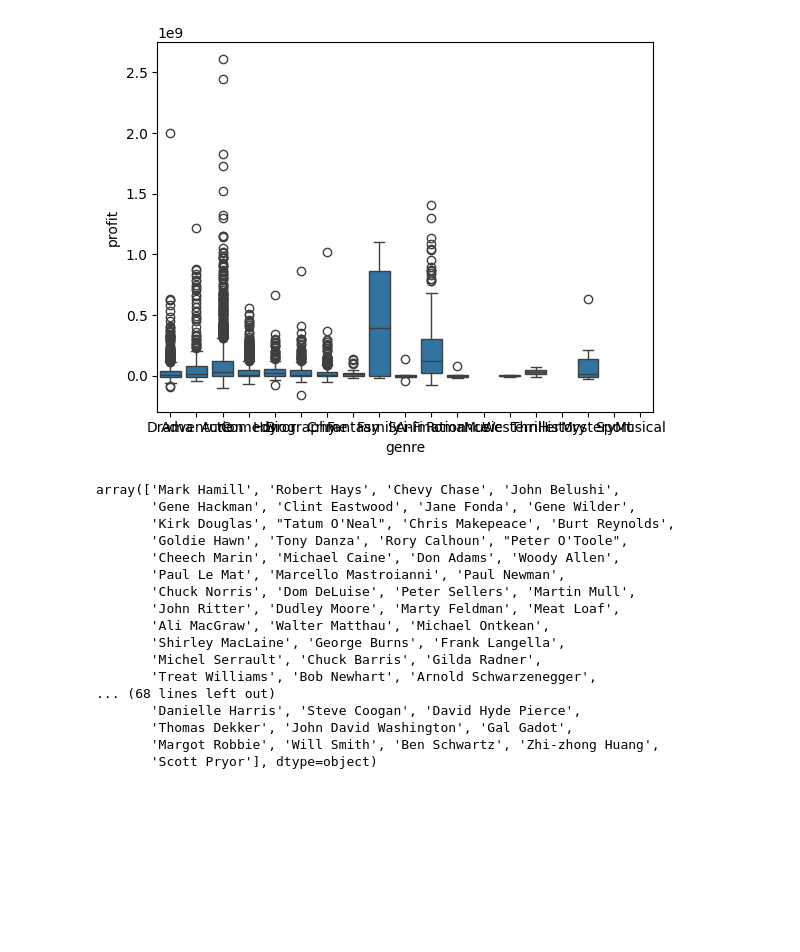
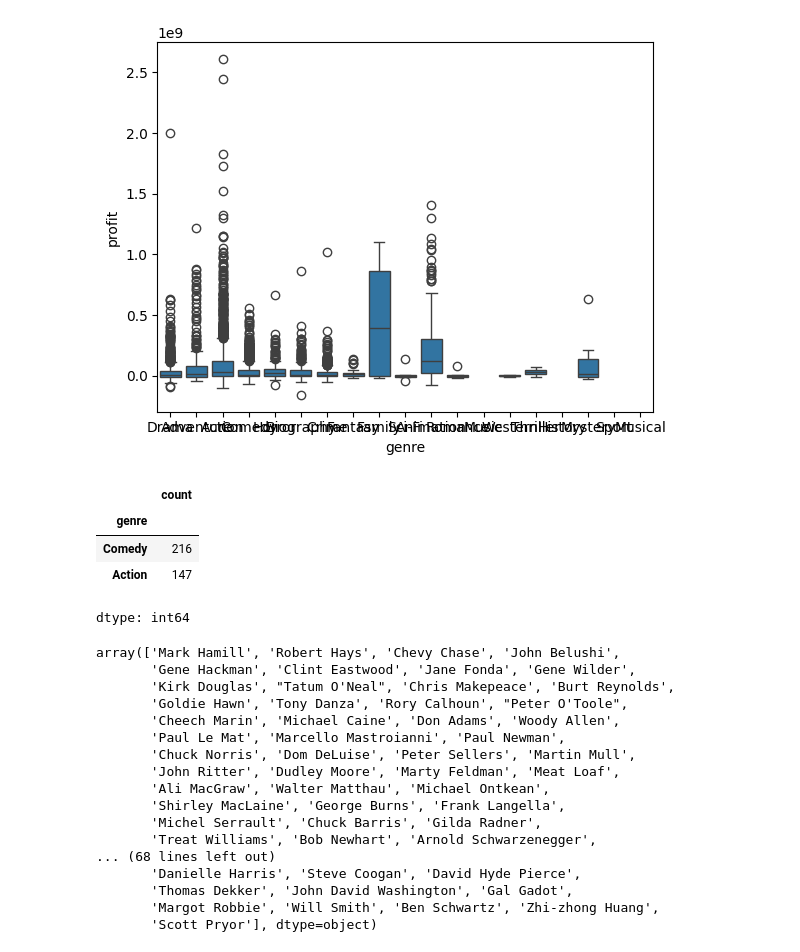
Before and after one commit to Kaidense2026/Pop_culture-, a Jupyter notebook: Pop_Culture_research_project.ipynb, the cells around one changed output. Drawn from its saved outputs; the diff is of its cells as text; code cells hidden in the pictures; blank space fills up the shorter version.

```diff
--- a/Pop_Culture_research_project.ipynb
+++ b/Pop_Culture_research_project.ipynb
@@ -631,6 +631,14 @@ sns.boxplot(data=movies, x="genre", y="profit")
 # %% [output]
 <Axes: xlabel='genre', ylabel='profit'>
 [figure]
+# %%
+refiltered_movies['genre'].value_counts()
+# %% [output]
+|  | count |
+| genre |  |
+| Comedy | 216 |
+| Action | 147 |
+dtype: int64
 # %%
 refiltered_movies['star'].unique()
 # %% [output]
```
